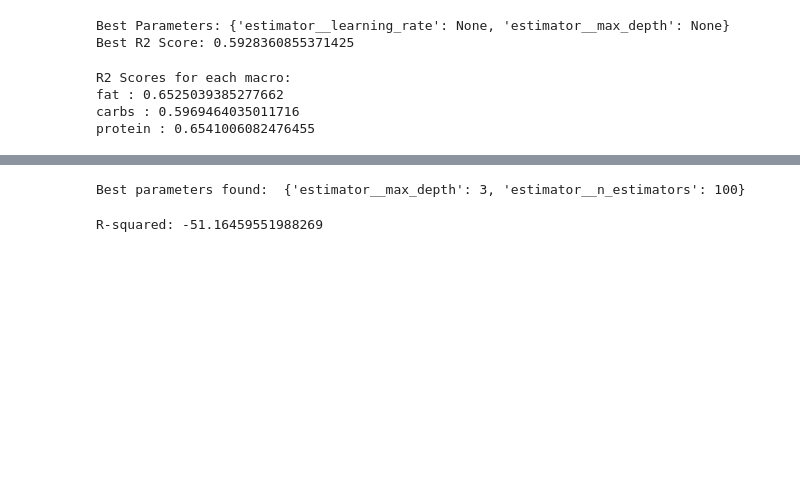
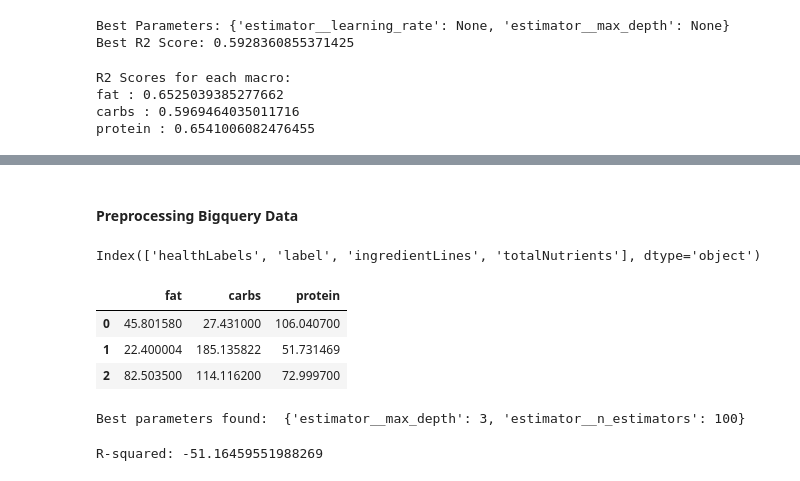
Before and after one commit to RavinderRai/iifymate, a Jupyter notebook: notebooks/Multi-Output-Model.ipynb, the cells around one changed output, grey strips where cells are left out. Saved outputs shown, nothing was run; the diff lists cells and outputs as text; code cells hidden in the pictures; blank space fills up the shorter version.

Commit message:
starting to modularize data preprocessing code

```diff
--- a/notebooks/Multi-Output-Model.ipynb
+++ b/notebooks/Multi-Output-Model.ipynb
@@ -579,0 +596,21 @@ from sklearn.model_selection import GridSearchCV
+# %% [markdown]
+#### Preprocessing Bigquery Data
+# %%
+gcp_config_file = '../flavourquasar-gcp-key.json'
+os.environ["GOOGLE_APPLICATION_CREDENTIALS"] = gcp_config_file
+
+with open(gcp_config_file, 'r') as file:
+                gcp_config_data = json.load(file)
+project_id = gcp_config_data.get('project_id', None)
+
+client = bigquery.Client(project_id)
+
+query = """
+    SELECT healthLabels, label, ingredientLines, totalNutrients
+    FROM `flavourquasar.edamam_recipes.edamam_raw_data`
+"""
+
+raw_df = pandas_gbq.read_gbq(query, project_id=project_id)
+raw_df.columns
+# %% [output]
+Index(['healthLabels', 'label', 'ingredientLines', 'totalNutrients'], dtype='object')
@@ -579,0 +655,22 @@ from sklearn.model_selection import GridSearchCV
+# %%
+nutrients = raw_df['totalNutrients'].apply(ast.literal_eval)
+def get_macros(nutrients_row):
+    macros_dct = {}
+
+    for nutrient in nutrients_row.keys():
+        if nutrients_row[nutrient]['label'] == 'Fat':
+            macros_dct['fat'] = nutrients_row[nutrient]['quantity']
+        elif nutrients_row[nutrient]['label'] == 'Protein':
+            macros_dct['protein'] = nutrients_row[nutrient]['quantity']
+        elif nutrients_row[nutrient]['label'] == 'Carbohydrates (net)':
+            macros_dct['carbs'] = nutrients_row[nutrient]['quantity']
+
+    return macros_dct
+y = pd.DataFrame(list(nutrients.apply(lambda row: get_macros(row))))
+
+y.head(3)
+# %% [output]
+|  | fat | carbs | protein |
+| 0 | 45.801580 | 27.431000 | 106.040700 |
+| 1 | 22.400004 | 185.135822 | 51.731469 |
+| 2 | 82.503500 | 114.116200 | 72.999700 |
```
Also changed, not shown: parts of 16 cells of this notebook, 1 other file.
